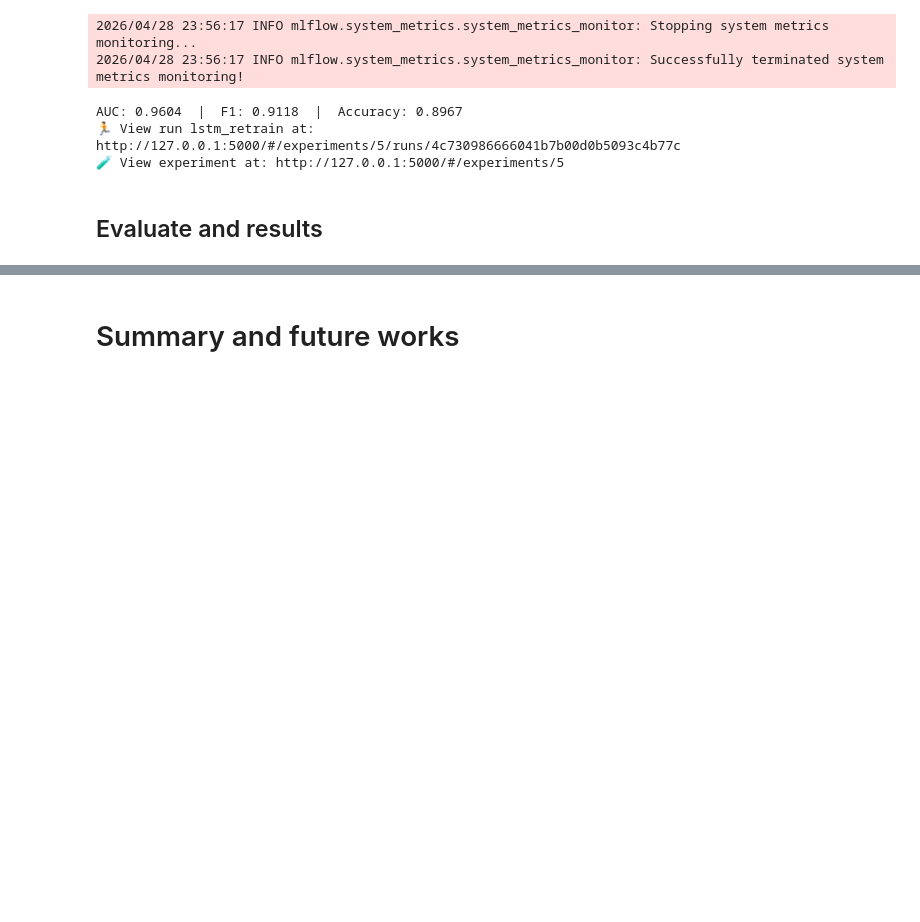
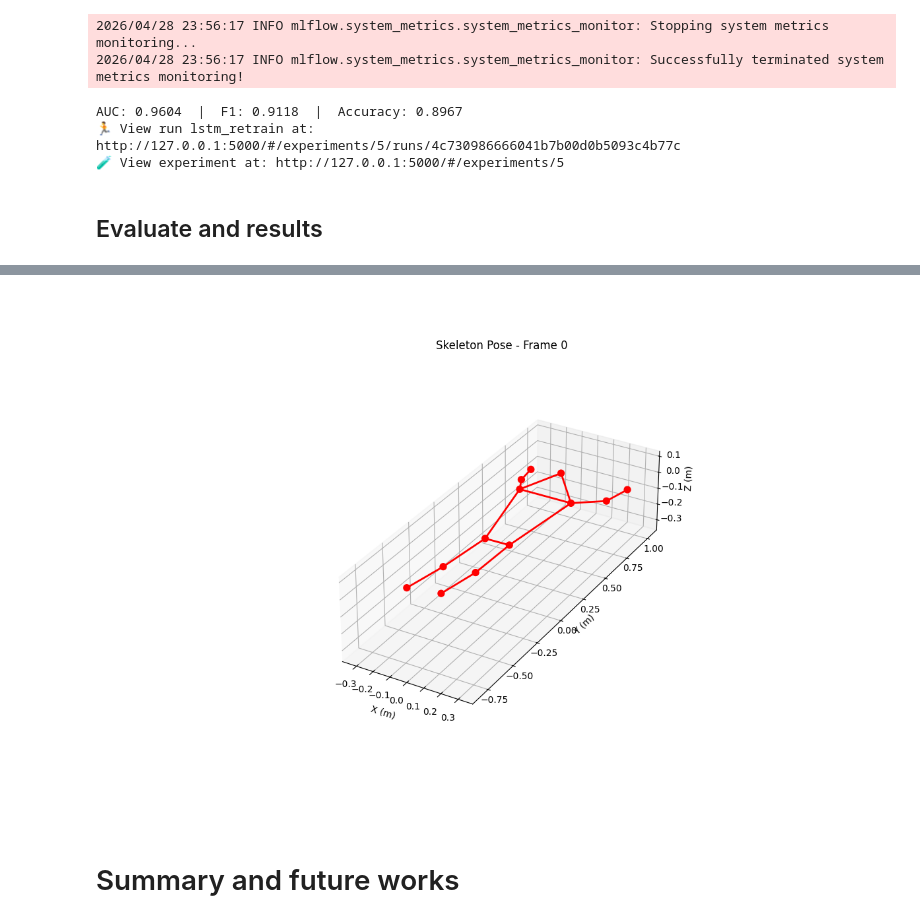
Before and after one commit to kallefrisk/DeepLearning_Schoolwork, a Jupyter notebook: MainProject/Assignment11/Assignment_11.ipynb, the cells around one changed output, grey strips where cells are left out. Saved outputs shown, nothing was run; the diff lists cells and outputs as text; code cells hidden in the pictures; blank space fills up the shorter version.

```diff
--- a/MainProject/Assignment11/Assignment_11.ipynb
+++ b/MainProject/Assignment11/Assignment_11.ipynb
@@ -967,2 +1148,7 @@ AUC: 0.9604  |  F1: 0.9118  |  Accuracy: 0.8967
+# %%
+# Animation for trimmed video using modell for kinect data
+Image("../plots/B21_given_trimmed_kinect.gif")
+# %% [output]
+[figure, added]
 # %% [markdown]
 # Summary and future works
```
Also changed, not shown: parts of 14 cells of this notebook, 3 other files.
